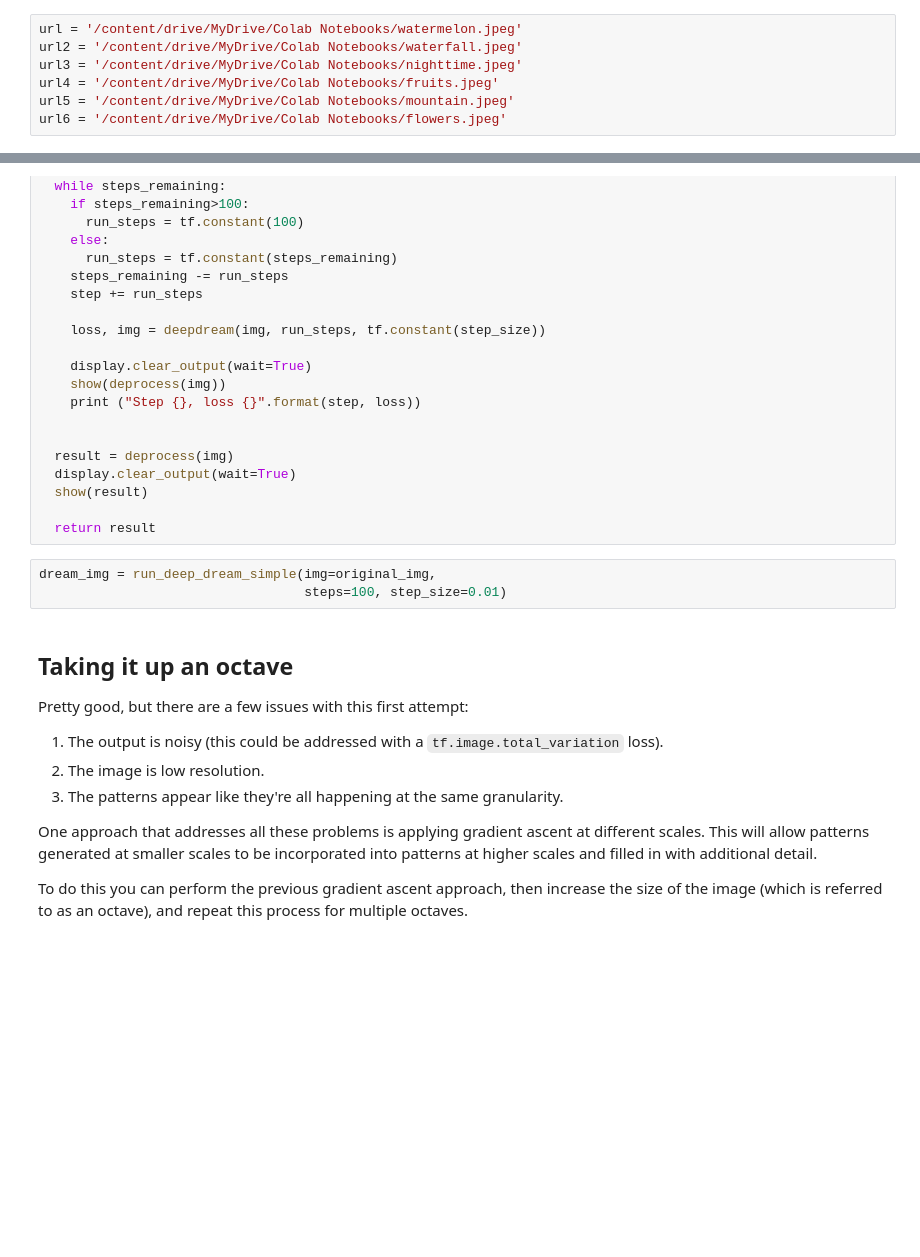
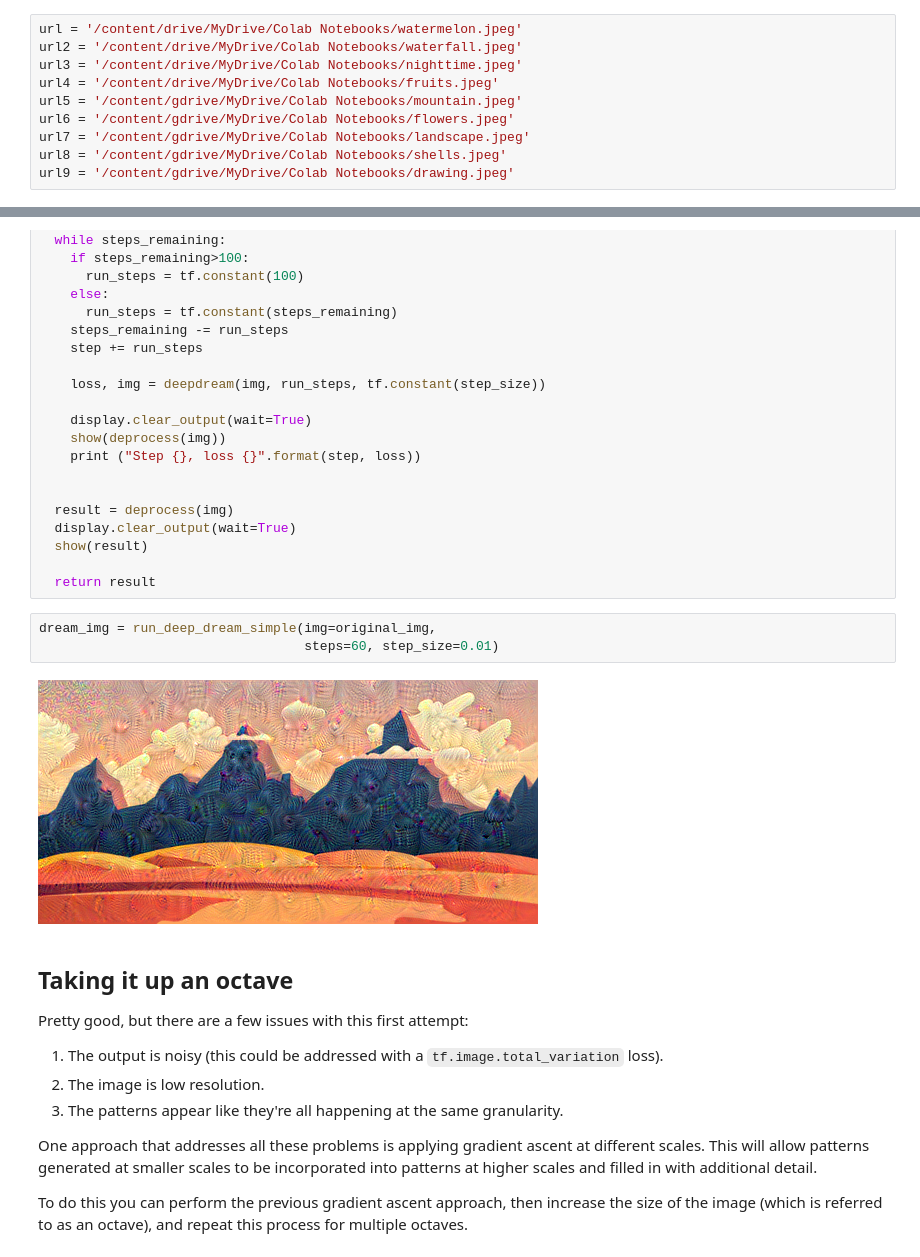
Before and after one commit to jcchou12/ArtAndML_Project2, a Jupyter notebook: deepdream.ipynb, the cells around one changed output, grey strips where cells are left out. Saved outputs shown, nothing was run; the diff lists cells and outputs as text; blank space fills up the shorter version.

Commit message:
Deepdream final image generation

```diff
--- a/deepdream.ipynb
+++ b/deepdream.ipynb
@@ -65,8 +63,11 @@ url = '/content/drive/MyDrive/Colab Notebooks/watermelon.jpeg'
 url2 = '/content/drive/MyDrive/Colab Notebooks/waterfall.jpeg'
 url3 = '/content/drive/MyDrive/Colab Notebooks/nighttime.jpeg'
 url4 = '/content/drive/MyDrive/Colab Notebooks/fruits.jpeg'
-url5 = '/content/drive/MyDrive/Colab Notebooks/mountain.jpeg'
-url6 = '/content/drive/MyDrive/Colab Notebooks/flowers.jpeg'
+url5 = '/content/gdrive/MyDrive/Colab Notebooks/mountain.jpeg'
+url6 = '/content/gdrive/MyDrive/Colab Notebooks/flowers.jpeg'
+url7 = '/content/gdrive/MyDrive/Colab Notebooks/landscape.jpeg'
+url8 = '/content/gdrive/MyDrive/Colab Notebooks/shells.jpeg'
+url9 = '/content/gdrive/MyDrive/Colab Notebooks/drawing.jpeg'
 # %%
 # Download an image and read it into a NumPy array.
 def download(url, max_dim=None):
@@ -201,7 +205,9 @@ def run_deep_dream_simple(img, steps=100, step_size=0.01):
   return result
 # %%
 dream_img = run_deep_dream_simple(img=original_img,
-                                  steps=100, step_size=0.01)
+                                  steps=60, step_size=0.01)
+# %% [output]
+[figure, added]
 # %% [markdown]
 ## Taking it up an octave
 
```
Also changed, not shown: parts of 3 cells of this notebook.
